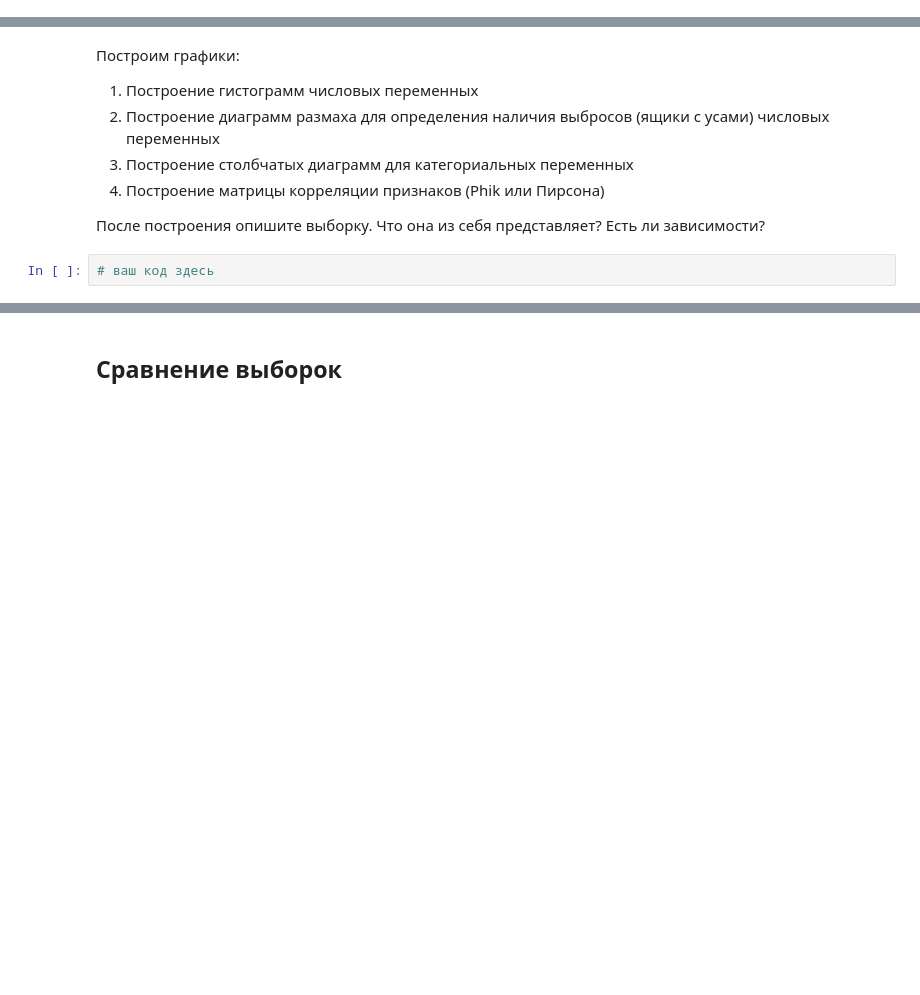
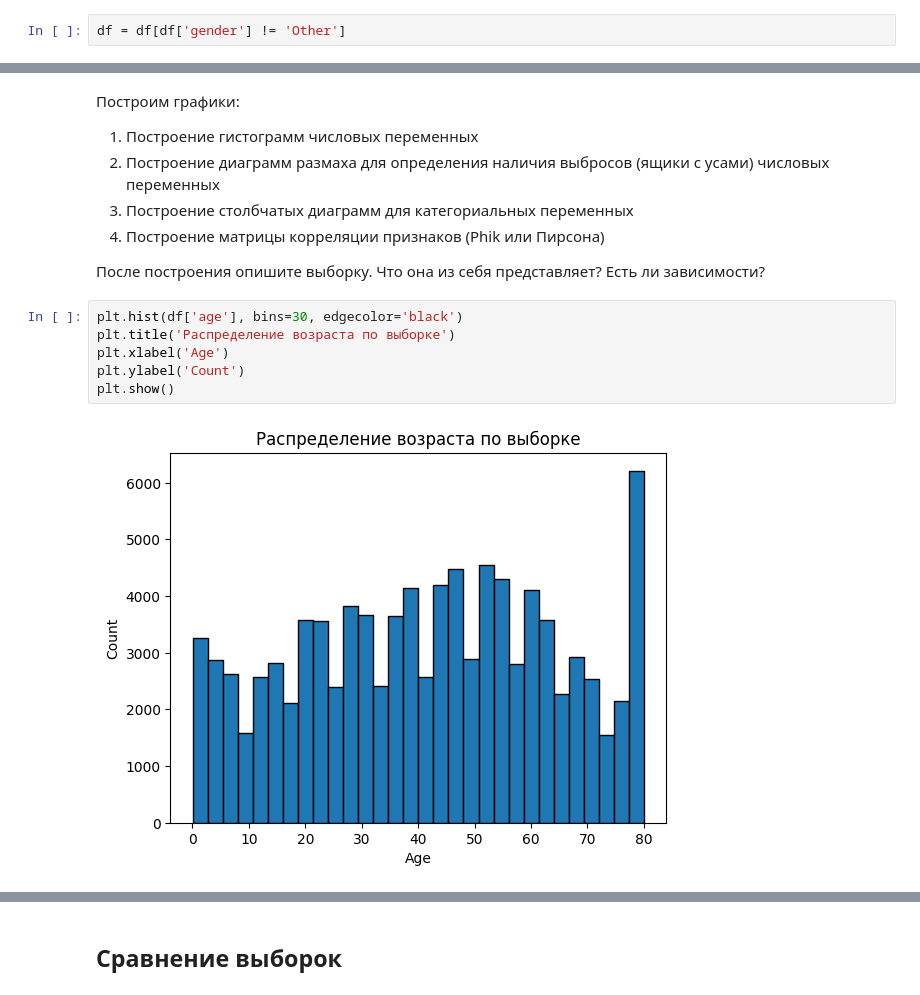
Before and after one commit to W1llAnn/1tdata-homework, a Jupyter notebook: 1.5 - homework PRO.ipynb, the cells around one changed output, grey strips where cells are left out. Saved outputs shown, nothing was run; the diff lists cells and outputs as text; blank space fills up the shorter version.

```diff
--- a/1.5 - homework PRO.ipynb
+++ b/1.5 - homework PRO.ipynb
@@ -160,0 +163,2 @@ array(['Female', 'Male', 'Other'], dtype=object)
+# %%
+df = df[df['gender'] != 'Other']
@@ -180,5 +319,11 @@ array(['Female', 'Male', 'Other'], dtype=object)
 4. Построение матрицы корреляции признаков (Phik или Пирсона)
 
 После построения опишите выборку. Что она из себя представляет? Есть ли зависимости?
-# %%
-# ваш код здесь
+# %%
+plt.hist(df['age'], bins=30, edgecolor='black')
+plt.title('Распределение возраста по выборке')
+plt.xlabel('Age')
+plt.ylabel('Count')
+plt.show()
+# %% [output]
+[figure, added]
```
Also changed, not shown: parts of 86 cells of this notebook.
